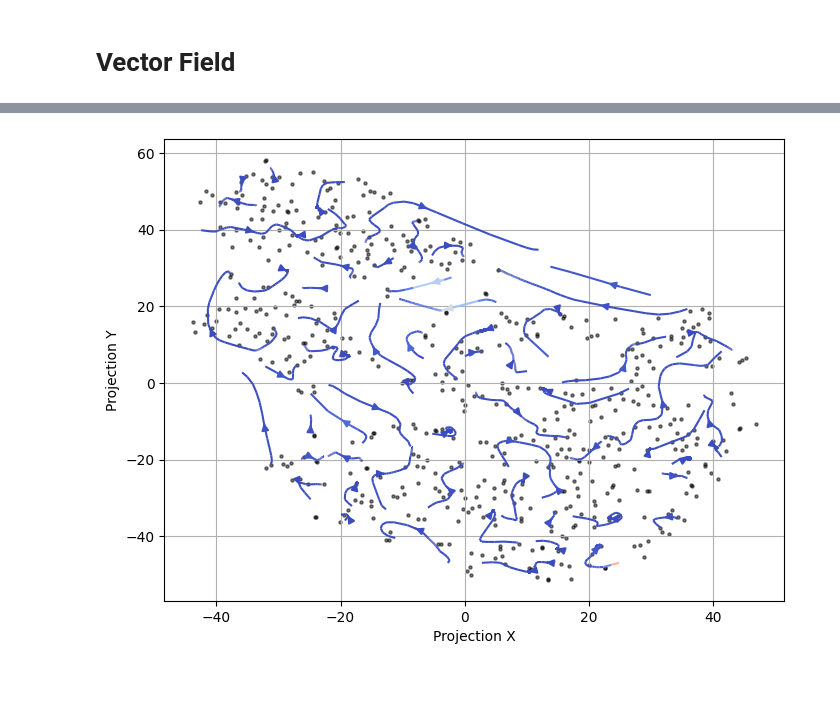
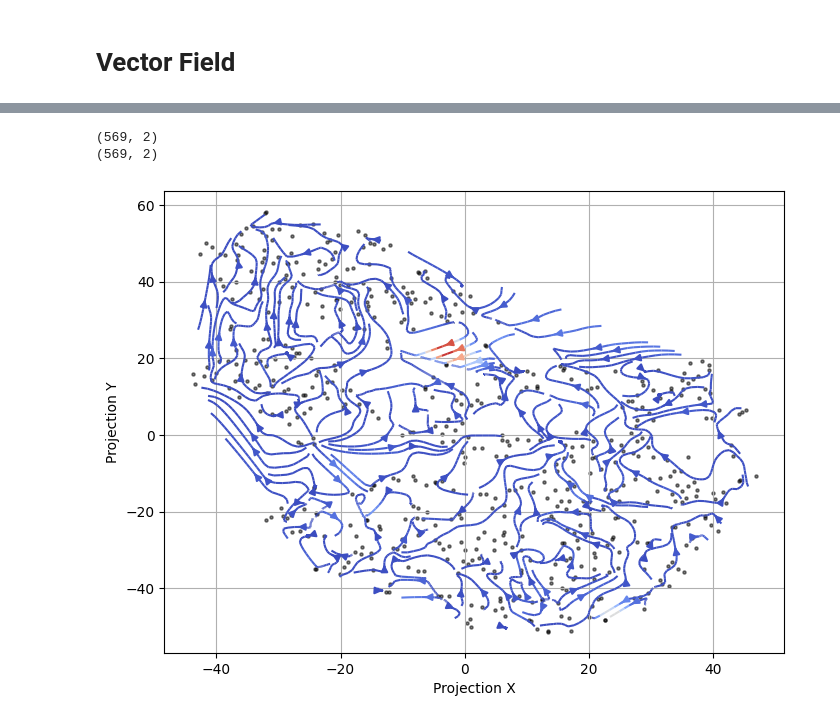
Before and after one commit to jiahaoxu14/FeatureWind, a Jupyter notebook: featurewind.ipynb, the cells around one changed output, grey strips where cells are left out. Cells and saved outputs as stored; diff of their text form; code cells hidden in the pictures; blank space fills up the shorter version.

```diff
--- a/featurewind.ipynb
+++ b/featurewind.ipynb
@@ -54,23 +77,30 @@ plt.show()
 # %%
-from scipy.interpolate import griddata
+from scipy.interpolate import griddata  # type: ignore
 
 # Define a uniform grid
 grid_x, grid_y = np.meshgrid(np.linspace(-80, 80, 500), np.linspace(-80, 80, 500))
 
-# Interpolate feature vectors onto the grid
-grid_gx = griddata((px_list, py_list), vx_list, (grid_x, grid_y), method='cubic')
-grid_gy = griddata((px_list, py_list), vy_list, (grid_x, grid_y), method='cubic')
+gradient_list = []
+
+for point in points:
+    if point.valid:
+        gradient_list.append(point.gradient_vectors[vector_index])
+
+gradient_list = np.array(gradient_list)
+
+# Interpolate feature vectors onto the grid using correct slicing
+grid_gx = griddata((all_positions[:, 0], all_positions[:, 1]), gradient_list[:, 0], (grid_x, grid_y), method='cubic')
+grid_gy = griddata((all_positions[:, 0], all_positions[:, 1]), gradient_list[:, 1], (grid_x, grid_y), method='cubic')
 
 # Plot the feature map with streamlines
 plt.figure(figsize=(8, 6))
-plt.streamplot(grid_x, grid_y, grid_gx, grid_gy, density=1, color=np.hypot(grid_gx, grid_gy), cmap='coolwarm')
-# plt.scatter(grid_x, grid_y, s=5, c='blue', alpha=0.3, label='Grid Points')
-plt.scatter(px_list, py_list, c='black', s=5, alpha=0.5)
-# plt.quiver(v_x, v_y, g_x, g_y, color='red', scale=10)
+plt.streamplot(grid_x, grid_y, grid_gx, grid_gy, density=5, color=np.hypot(grid_gx, grid_gy), cmap='coolwarm')
+plt.scatter(all_positions[:, 0], all_positions[:, 1], c='black', s=5, alpha=0.5)
 plt.grid(True)
 plt.xlabel("Projection X")
 plt.ylabel("Projection Y")
-# plt.colorbar(label="Feature Influence Magnitude")
 plt.show()
 # %% [output]
+(569, 2)
+(569, 2)
-[figure, old version]
+[figure, new version]
```
Also changed, not shown: parts of 7 cells of this notebook.
